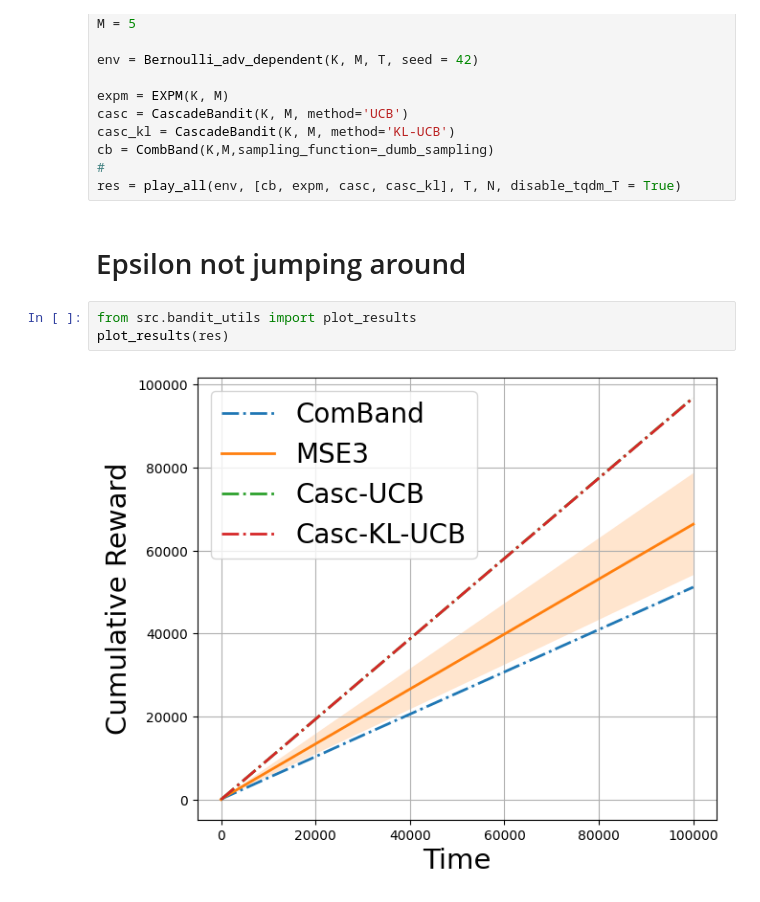
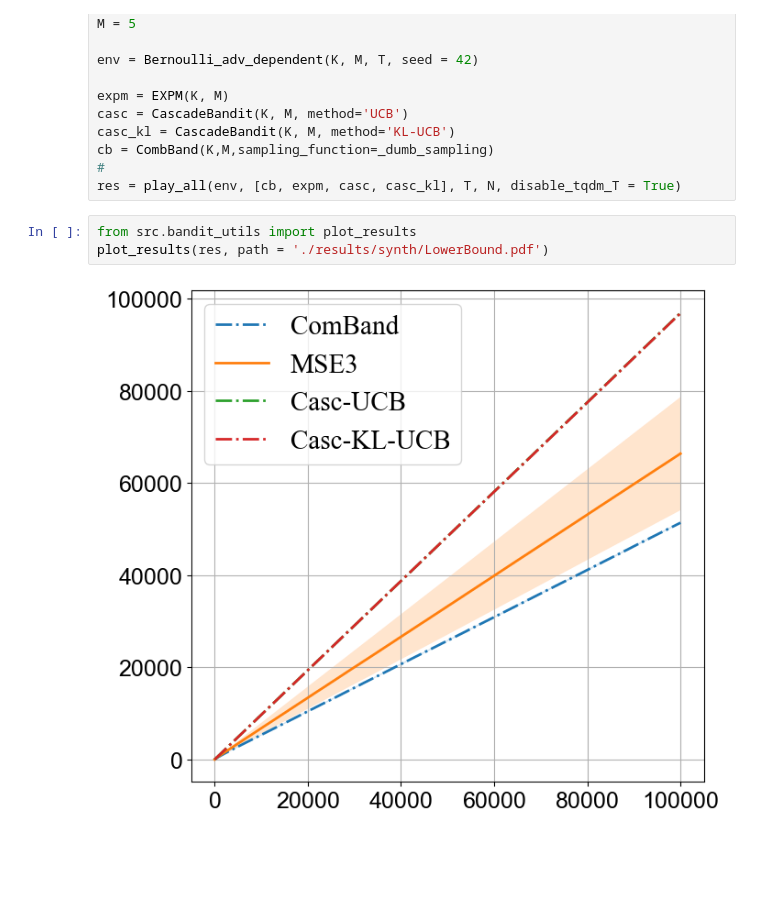
Before and after one commit to albertorumi/mse3, a Jupyter notebook: Lower_bound.ipynb, the cells around one changed output. Saved outputs shown, nothing was run; the diff lists cells and outputs as text; blank space fills up the shorter version.

```diff
--- a/Lower_bound.ipynb
+++ b/Lower_bound.ipynb
@@ -33,10 +30,8 @@ casc_kl = CascadeBandit(K, M, method='KL-UCB')
 cb = CombBand(K,M,sampling_function=_dumb_sampling)
 #
 res = play_all(env, [cb, expm, casc, casc_kl], T, N, disable_tqdm_T = True)
-# %% [markdown]
-# Epsilon not jumping around
 # %%
 from src.bandit_utils import plot_results
-plot_results(res)
+plot_results(res, path = './results/synth/LowerBound.pdf')
 # %% [output]
-[figure, old version]
+[figure, new version]
```
Also changed, not shown: parts of 7 cells of this notebook, 6 other files.
